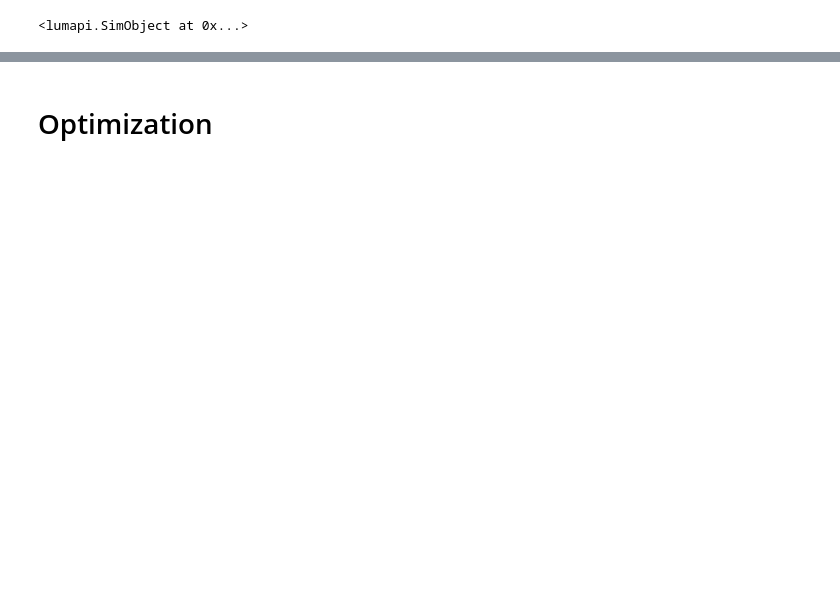
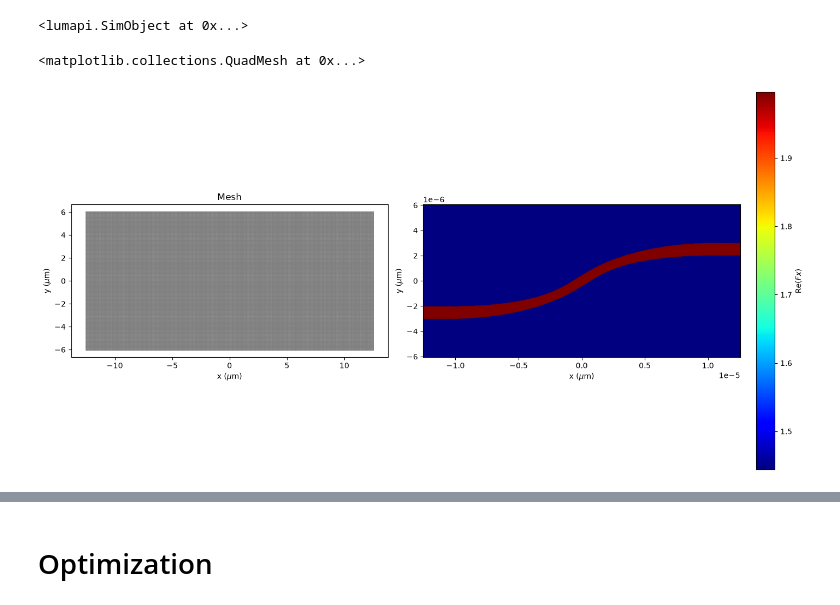
Before and after one commit to Jatsekku/photoNix, a Jupyter notebook: workspace/examples/lumerical/jupyter/stripWaveguide_sBend.ipynb, the cells around one changed output, grey strips where cells are left out. Drawn from its saved outputs; the diff is of its cells as text; code cells hidden in the pictures; blank space fills up the shorter version.

Commit message:
feat(examples): Strip waveguide S-bend optimization [Lumerical lumapi] RAW

```diff
--- a/workspace/examples/lumerical/jupyter/stripWaveguide_sBend.ipynb
+++ b/workspace/examples/lumerical/jupyter/stripWaveguide_sBend.ipynb
@@ -343,17 +379,32 @@ solver.setnamed("FDTD::ports", "monitor frequency points", 101)
 solver.setnamed("FDTD", "mesh accuracy", 3)
 # %%
 # Simulation preview
-sim = make_sim(sbend_initial_v, include_fmonitor = True)
-sim.plot_3d()
 
-# Cost estimate
-job = td.web.Job(
-    simulation=sim,
-    task_name="S-bend initial simulation"
+index = solver.getresult("index-monitor", "index preview")
+index_x, index_y, index_z = [np.squeeze(index[f"index_{a}"]) for a in ["x", "y", "z"]]
+x, y = np.squeeze(index["x"]), np.squeeze(index["y"])
+
+fig, (ax1, ax2) = plt.subplots(1, 2, figsize=(14, 7), constrained_layout=True)
+
+# Grid
+X, Y = np.meshgrid(x, y, indexing='ij')
+ax1.plot(X * 1e6, Y * 1e6, color='gray', linestyle='-', linewidth=0.5)
+ax1.plot(X.T * 1e6, Y.T * 1e6, color='gray', linestyle='-', linewidth=0.5)
+ax1.set_title('Mesh')
+ax1.set_xlabel(r'x ($\mu$m)')
+ax1.set_ylabel(r'y ($\mu$m)')
+ax1.set_aspect('equal')
+
+# Refractive index
+px.plot_field(
+    Fx=index_x,
+    x=x, y=y,
+    ax=ax2,
+    scale="lin",
 )
-
-estimated_cost = job.estimate_cost()
-print(f"Estimated cost for initial simulation: {estimated_cost:.3f} FlexCredits")
+# %% [output]
+<matplotlib.collections.QuadMesh at 0x...>
+[figure, added]
 # %%
 # Initial simulation
 
```
Also changed, not shown: parts of 18 cells of this notebook, 3 other files.
